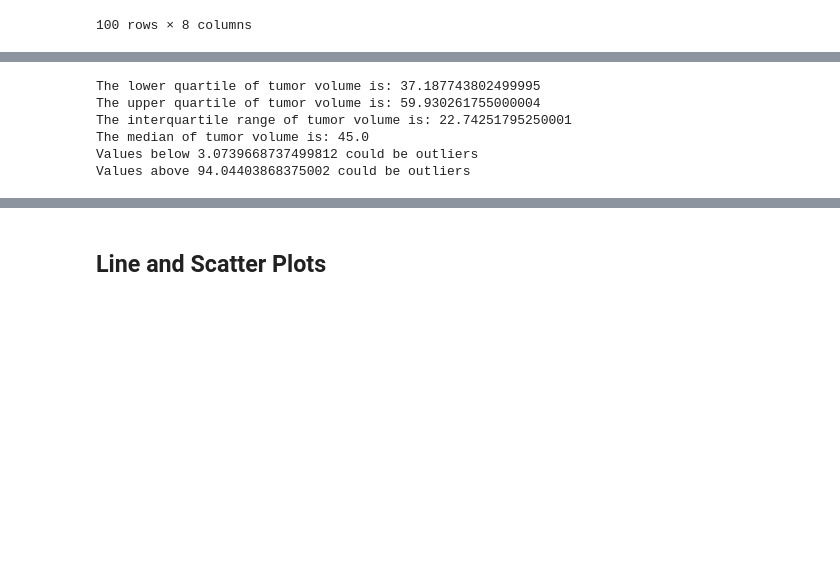
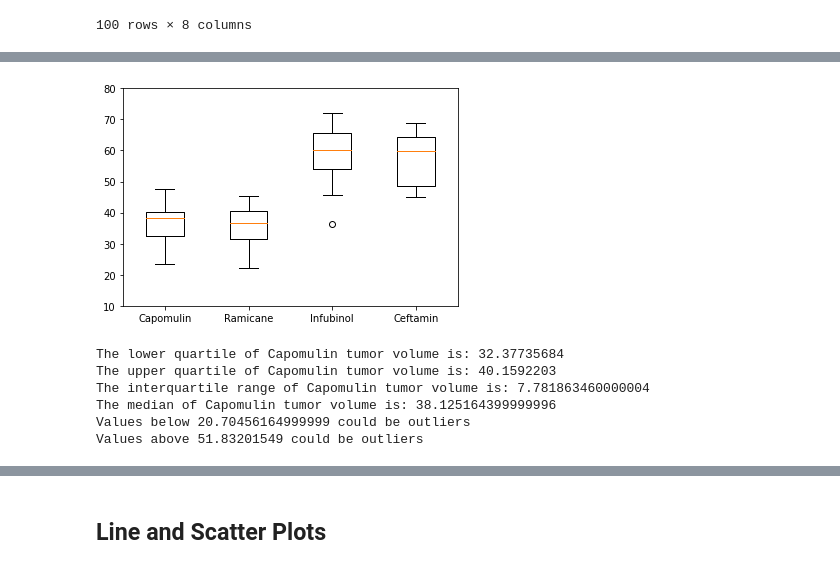
Before and after one commit to NathanJPotter/Matplotlib-challenge-np, a Jupyter notebook: Pymaceuticals/pymaceuticals_starter.ipynb, the cells around one changed output, grey strips where cells are left out. Drawn from its saved outputs; the diff is of its cells as text; code cells hidden in the pictures; blank space fills up the shorter version.

```diff
--- a/Pymaceuticals/pymaceuticals_starter.ipynb
+++ b/Pymaceuticals/pymaceuticals_starter.ipynb
@@ -410,24 +387,42 @@ for Ceftamin in selected_drugs_df['Drug Regimen']:
+# %%
+# Create empty list to fill with tumor vol data (for plotting)
+treatments_list = ['Capomulin', 'Ramicane', 'Infubinol','Ceftamin']
+
+# Put treatments into a list for for loop (and later for plot labels)
+tumor_lists = selected_drugs_df.groupby('Drug Regimen')['Tumor Volume (mm3)'].apply(list)
+tumor_list_df = pd.DataFrame(tumor_lists)
+tumor_list_df = tumor_list_df.reindex(treatments_list)
+tumor_volumes = [vol for vol in tumor_list_df['Tumor Volume (mm3)']]
+tumor_volumes
+
+plt.boxplot(tumor_volumes, labels=treatments_list)
+plt.ylim(10,80)
+plt.show()
+# %% [output]
+[figure, added]
 # %%
-# Calculate the IQR and quantitatively determine if there are any potential outliers.
-tumor_vols = selected_drugs_df['Tumor Volume (mm3)']
-quartiles = tumor_vols.quantile([.25,.5,.75])
-lowerq = quartiles[0.25]
-upperq = quartiles[0.75]
-iqr = upperq - lowerq
+## Calculate the IQR and quantitatively determine if there are any potential outliers.
 
-print(f"The lower quartile of tumor volume is: {lowerq}")
-print(f"The upper quartile of tumor volume is: {upperq}")
-print(f"The interquartile range of tumor volume is: {iqr}")
-print(f"The median of tumor volume is: {quartiles[0.5]}")
+# Capomulin IQR
+Cap_vols = Capomulin_df['Tumor Volume (mm3)']
+Cap_quartiles = Cap_vols.quantile([.25,.5,.75])
+Cap_lowerq = Cap_quartiles[0.25]
+Cap_upperq = Cap_quartiles[0.75]
+Cap_iqr = Cap_upperq - Cap_lowerq
 
-lower_bound = lowerq - (1.5*iqr)
-upper_bound = upperq + (1.5*iqr)
-print(f"Values below {lower_bound} could be outliers")
-print(f"Values above {upper_bound} could be outliers")
+print(f"The lower quartile of Capomulin tumor volume is: {Cap_lowerq}")
+print(f"The upper quartile of Capomulin tumor volume is: {Cap_upperq}")
+print(f"The interquartile range of Capomulin tumor volume is: {Cap_iqr}")
+print(f"The median of Capomulin tumor volume is: {Cap_quartiles[0.5]}")
+
+Cap_lower_bound = Cap_lowerq - (1.5*iqr)
+Cap_upper_bound = Cap_upperq + (1.5*iqr)
+print(f"Values below {Cap_lower_bound} could be outliers")
+print(f"Values above {Cap_upper_bound} could be outliers")
 # %% [output]
-The lower quartile of tumor volume is: 37.187743802499995
-The upper quartile of tumor volume is: 59.930261755000004
-The interquartile range of tumor volume is: 22.74251795250001
-The median of tumor volume is: 45.0
-Values below 3.0739668737499812 could be outliers
-Values above 94.04403868375002 could be outliers
+The lower quartile of Capomulin tumor volume is: 32.37735684
+The upper quartile of Capomulin tumor volume is: 40.1592203
+The interquartile range of Capomulin tumor volume is: 7.781863460000004
+The median of Capomulin tumor volume is: 38.125164399999996
+Values below 20.70456164999999 could be outliers
+Values above 51.83201549 could be outliers
```
Also changed, not shown: parts of 9 cells of this notebook.
